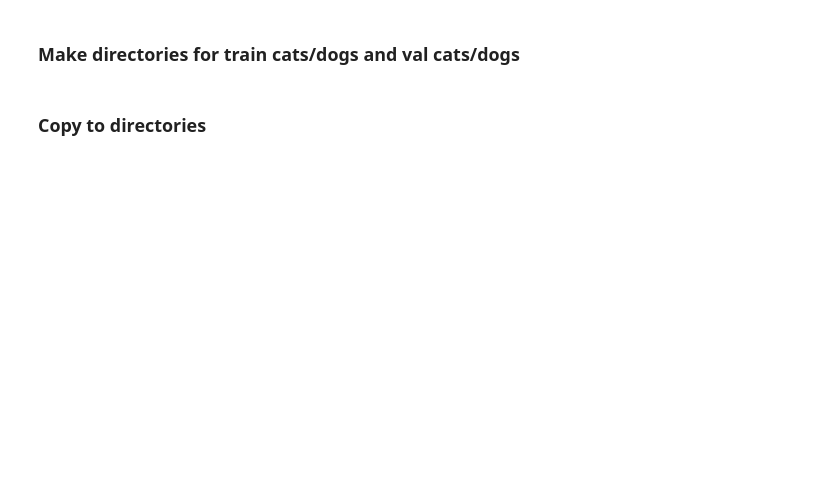
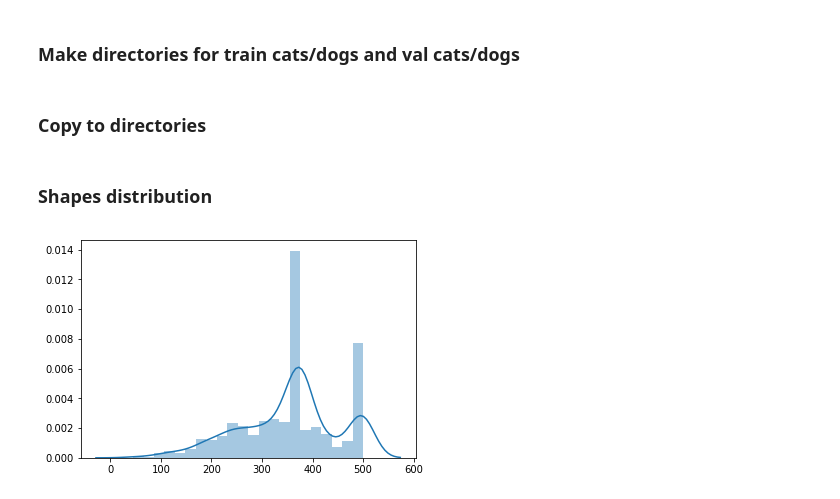
Before and after one commit to garikdza/ISTC_ML_course, a Jupyter notebook: Deep_Learning/CNNs/Homeworks/Homework_2.ipynb, the cells around one changed output. Saved outputs shown, nothing was run; the diff lists cells and outputs as text; code cells hidden in the pictures; blank space fills up the shorter version.

```diff
--- a/Deep_Learning/CNNs/Homeworks/Homework_2.ipynb
+++ b/Deep_Learning/CNNs/Homeworks/Homework_2.ipynb
@@ -69,3 +87,16 @@ copy_to(train_path,train_cats_path,train_cats_ids)
 copy_to(train_path,val_dogs_path,val_dogs_ids)
 # %%
 copy_to(train_path,val_cats_path,val_cats_ids)
+# %% [markdown]
+### Shapes distribution
+# %%
+def shapes_distr(ids,path,size):
+    W = []
+    H = []
+    for i in tqdm(range(size)):
+        indx = np.random.choice(len(ids))
+        id_ = ids[indx]
+        img = plt.imread(path+id_)
+        H.append(img.shape[0])
+        W.append(img.shape[1])
+    return W,H
@@ -71,0 +105,6 @@ copy_to(train_path,val_cats_path,val_cats_ids)
+# %%
+W,H = shapes_distr(train_im_ids,train_path,1000)
+# %%
+sns.distplot(H);
+# %% [output]
+[figure, added]
```
Also changed, not shown: parts of 7 cells of this notebook.
